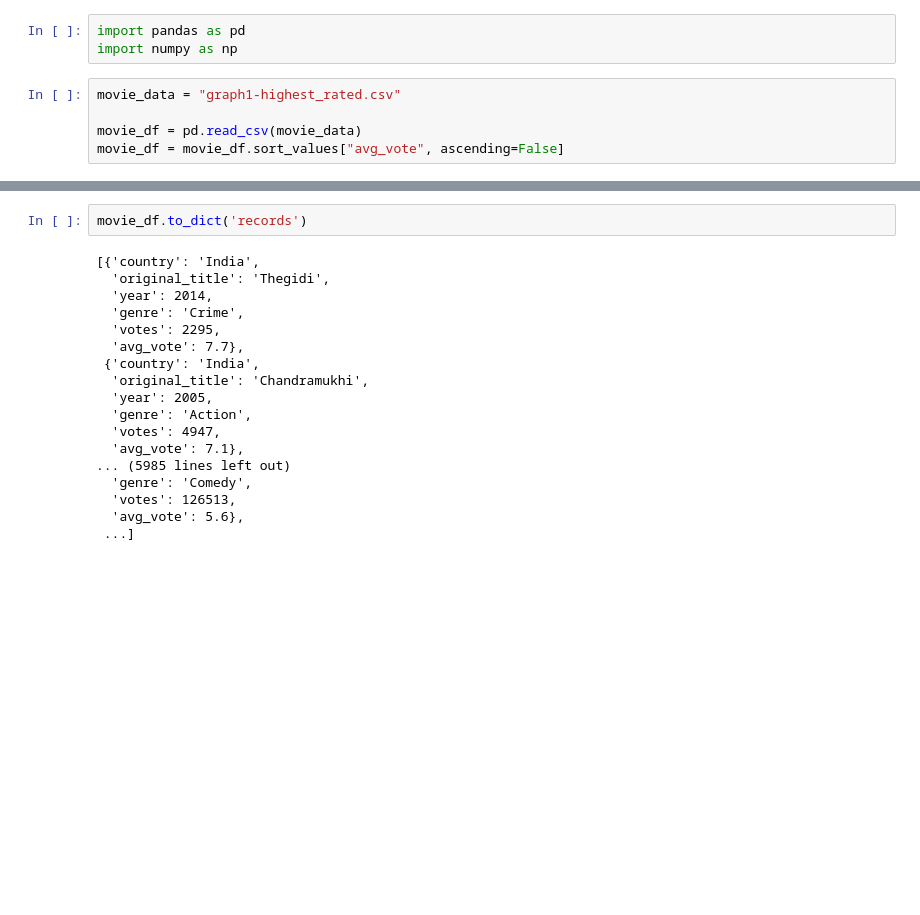
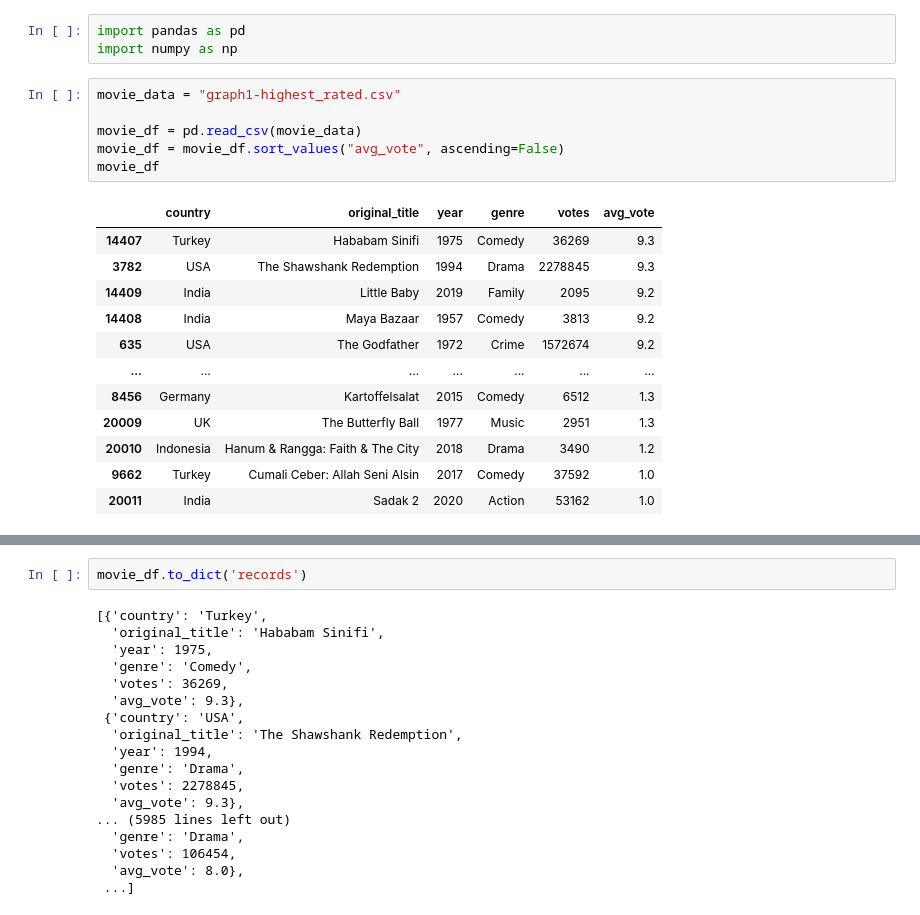
Before and after one commit to LP-116/Project-3, a Jupyter notebook: Route_code.ipynb, the cells around one changed output, grey strips where cells are left out. Saved outputs shown, nothing was run; the diff lists cells and outputs as text; blank space fills up the shorter version.

```diff
--- a/Route_code.ipynb
+++ b/Route_code.ipynb
@@ -4,6 +4,19 @@ import numpy as np
 # %%
 movie_data = "graph1-highest_rated.csv"
 
 movie_df = pd.read_csv(movie_data)
-movie_df = movie_df.sort_values["avg_vote", ascending=False]
+movie_df = movie_df.sort_values("avg_vote", ascending=False)
+movie_df
 # %% [output]
+|  | country | original_title | year | genre | votes | avg_vote |
+| 14407 | Turkey | Hababam Sinifi | 1975 | Comedy | 36269 | 9.3 |
+| 3782 | USA | The Shawshank Redemption | 1994 | Drama | 2278845 | 9.3 |
+| 14409 | India | Little Baby | 2019 | Family | 2095 | 9.2 |
+| 14408 | India | Maya Bazaar | 1957 | Comedy | 3813 | 9.2 |
+| 635 | USA | The Godfather | 1972 | Crime | 1572674 | 9.2 |
+| ... | ... | ... | ... | ... | ... | ... |
+| 8456 | Germany | Kartoffelsalat | 2015 | Comedy | 6512 | 1.3 |
+| 20009 | UK | The Butterfly Ball | 1977 | Music | 2951 | 1.3 |
+| 20010 | Indonesia | Hanum & Rangga: Faith & The City | 2018 | Drama | 3490 | 1.2 |
+| 9662 | Turkey | Cumali Ceber: Allah Seni Alsin | 2017 | Comedy | 37592 | 1.0 |
+| 20011 | India | Sadak 2 | 2020 | Action | 53162 | 1.0 |
@@ -11,20 +24,20 @@ SyntaxError: invalid syntax (<ipython-input-6-a79893aee4c2>, line 4)
 # %%
 movie_df.to_dict('records')
 # %% [output]
-[{'country': 'India',
-  'original_title': 'Thegidi',
-  'year': 2014,
-  'genre': 'Crime',
-  'votes': 2295,
-  'avg_vote': 7.7},
- {'country': 'India',
-  'original_title': 'Chandramukhi',
-  'year': 2005,
-  'genre': 'Action',
-  'votes': 4947,
-  'avg_vote': 7.1},
+[{'country': 'Turkey',
+  'original_title': 'Hababam Sinifi',
+  'year': 1975,
+  'genre': 'Comedy',
+  'votes': 36269,
+  'avg_vote': 9.3},
+ {'country': 'USA',
+  'original_title': 'The Shawshank Redemption',
+  'year': 1994,
+  'genre': 'Drama',
+  'votes': 2278845,
+  'avg_vote': 9.3},
 ... (5985 lines left out)
-  'genre': 'Comedy',
-  'votes': 126513,
-  'avg_vote': 5.6},
+  'genre': 'Drama',
+  'votes': 106454,
+  'avg_vote': 8.0},
  ...]
```
Also changed, not shown: parts of 3 cells of this notebook, 5 other files.
